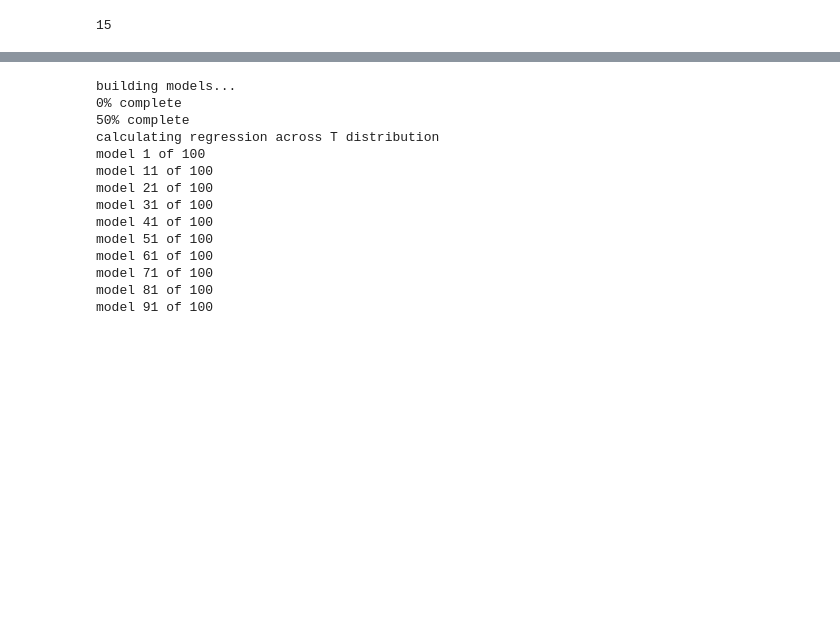
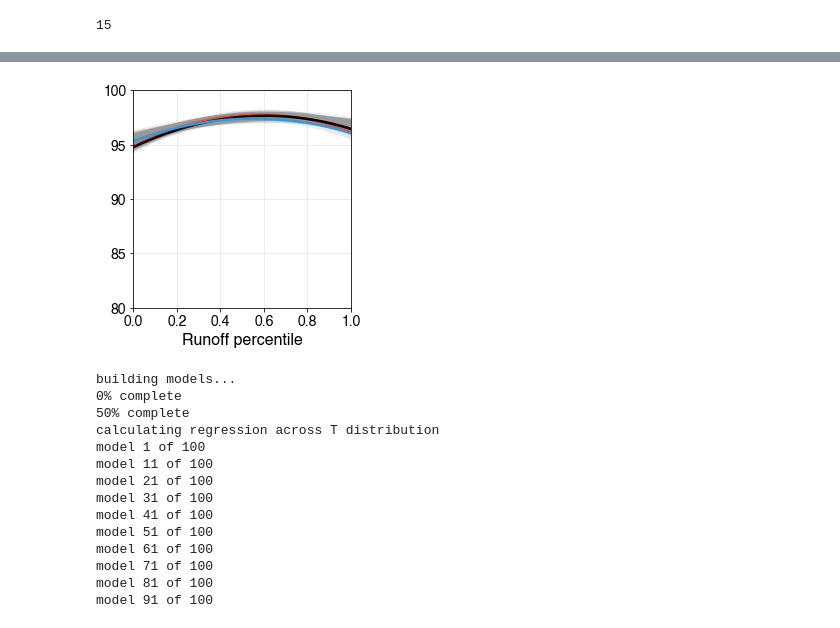
Before and after one commit to ecoffel/grad-research, a Jupyter notebook: 2019-electricity/el_plant_bootstrap_temp_runoff_curves.ipynb, the cells around one changed output, grey strips where cells are left out. Saved outputs shown, nothing was run; the diff lists cells and outputs as text; code cells hidden in the pictures; blank space fills up the shorter version.

```diff
--- a/2019-electricity/el_plant_bootstrap_temp_runoff_curves.ipynb
+++ b/2019-electricity/el_plant_bootstrap_temp_runoff_curves.ipynb
@@ -413,35 +479,37 @@ p3 = plt.plot(qd, yd90, '-', linewidth = 2.5, color = snsColors[0], label='10th
 colors = plt.get_cmap('BrBG')
 
 # for m in plantMeanRunoff:
 #    plt.plot([m, m], [baseY, baseY+2], color=colors(m/max(plantMeanRunoff)), linewidth=1)
 
 plt.gca().set_yticks(plotYTicks)
 if 'percentile' in qsVar.lower():
     plt.gca().set_xticks(np.arange(0, 1.1, .2))
 else:
     plt.gca().set_xticks(np.arange(-4, 4.1, 1))
 
 for tick in plt.gca().xaxis.get_major_ticks():
     tick.label.set_fontname('Helvetica')
     tick.label.set_fontsize(14)
 for tick in plt.gca().yaxis.get_major_ticks():
     tick.label.set_fontname('Helvetica')
     tick.label.set_fontsize(14)
 
 plt.xlabel('Runoff anomaly (SD)', fontname = 'Helvetica', fontsize=16)
-# plt.xlabel('Runoff percentile', fontname = 'Helvetica', fontsize=16)
-plt.ylabel('Mean plant capacity (%)', fontname = 'Helvetica', fontsize=16)
+plt.xlabel('Runoff percentile', fontname = 'Helvetica', fontsize=16)
+# plt.ylabel('Mean plant capacity (%)', fontname = 'Helvetica', fontsize=16)
 
 #leg = plt.legend(prop = {'size':12, 'family':'Helvetica'}, loc = 'lower left')
 #leg.get_frame().set_linewidth(0.0)
 
 x0,x1 = plt.gca().get_xlim()
 y0,y1 = plt.gca().get_ylim()
 plt.gca().set_aspect(abs(x1-x0)/abs(y1-y0))
 
 if plotFigs:
-    plt.savefig('hist-pc-runoff-%s-%s-regression-pcVal-%d.png'%(tempVar, qsVar, pcVal), format='png', dpi=500, bbox_inches = 'tight', pad_inches = 0)
+    plt.savefig('hist-pc-runoff-%s-%s-regression-%s.png'%(tempVar, qsVar, modelPower), format='png', dpi=500, bbox_inches = 'tight', pad_inches = 0)
 
 plt.show()
+# %% [output]
+[figure, added]
 # %%
 print('building models...')
```
Also changed, not shown: parts of 17 cells of this notebook, 9 other files.
